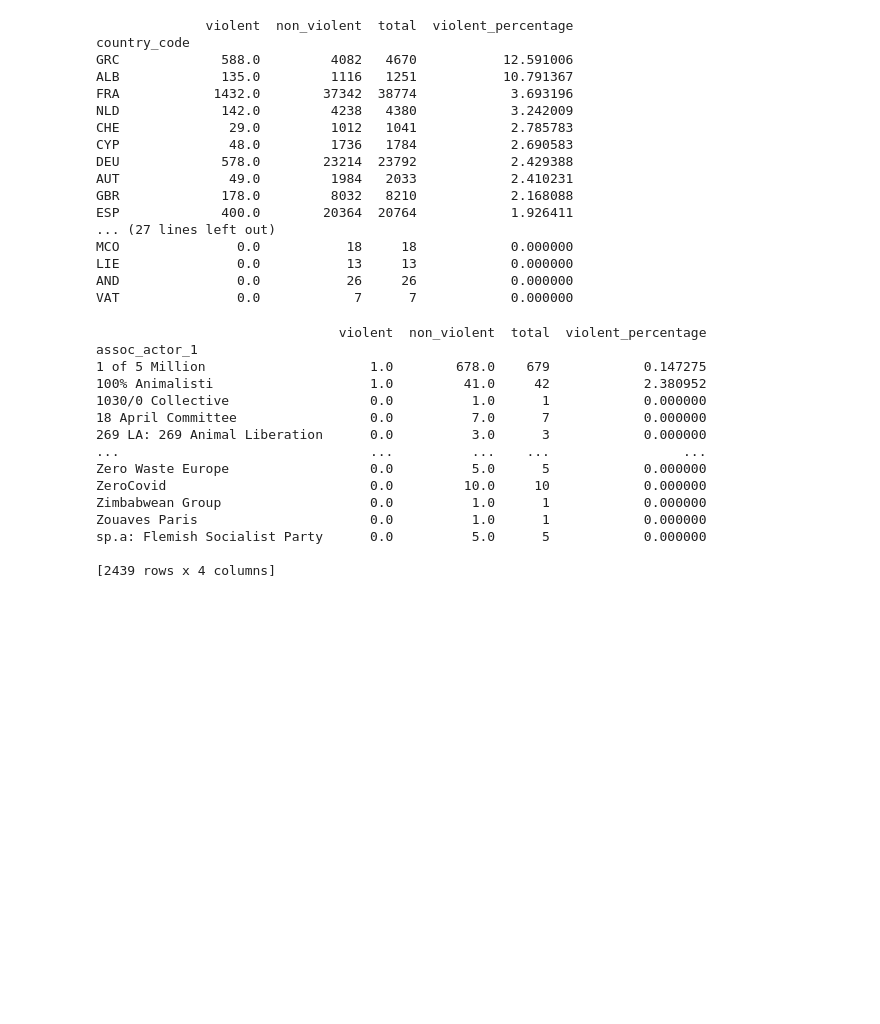
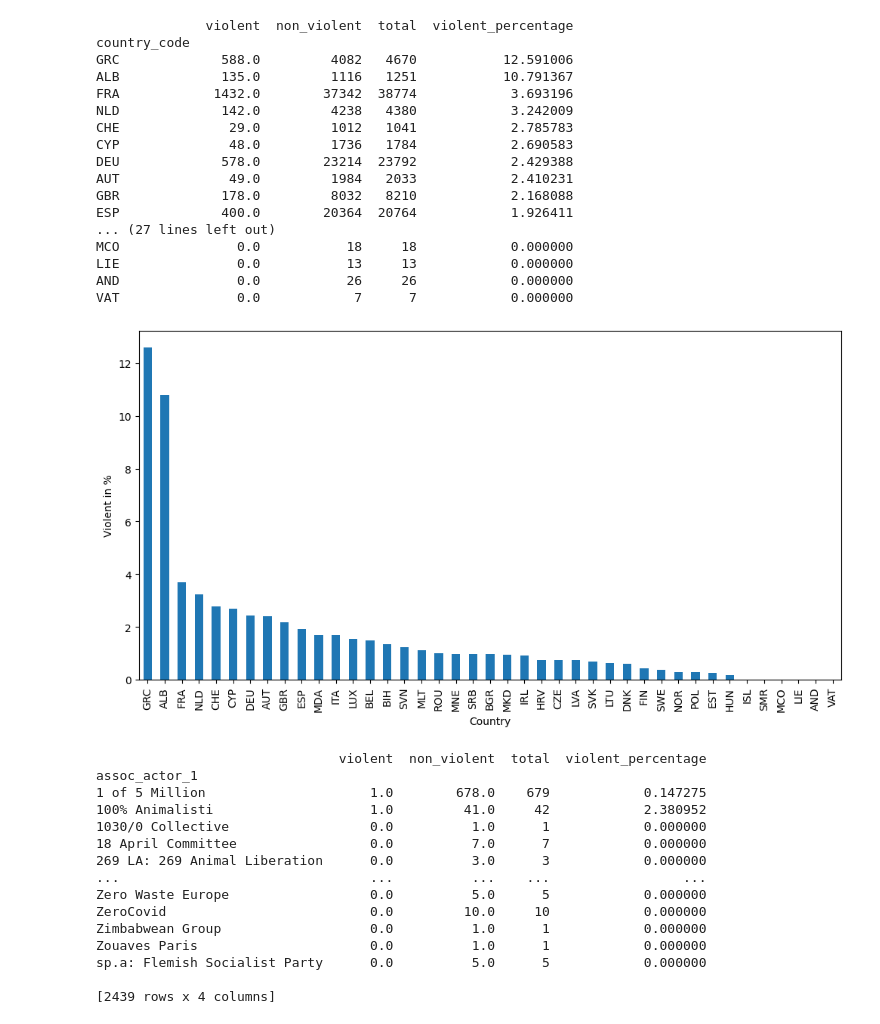
Before and after one commit to SemvV/TweedeJaarsProject, a Jupyter notebook: violence_probability.ipynb, the cells around one changed output. Drawn from its saved outputs; the diff is of its cells as text; code cells hidden in the pictures; blank space fills up the shorter version.

```diff
--- a/violence_probability.ipynb
+++ b/violence_probability.ipynb
@@ -62,6 +62,21 @@ MCO               0.0           18     18            0.000000
 LIE               0.0           13     13            0.000000
 AND               0.0           26     26            0.000000
 VAT               0.0            7      7            0.000000
+# %%
+import matplotlib.pyplot as plt
+
+# bar plot of violent events per country
+country_counts.sort_values(by='violent_percentage', ascending=False).plot(
+    kind='bar',
+    y='violent_percentage',
+    legend=False,
+    figsize=(12, 6),
+    xlabel='Country',
+    ylabel='Violent in %'
+)
+plt.show()
+# %% [output]
+[figure, added]
 # %%
 df = df.dropna(subset=['assoc_actor_1'])
 df['assoc_actor_1'] = df['assoc_actor_1'].str.split(';')
```
